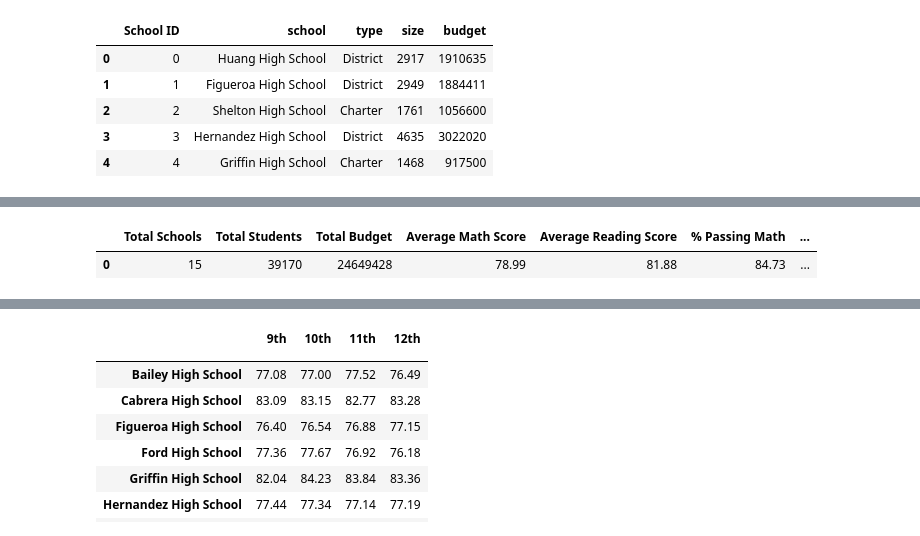
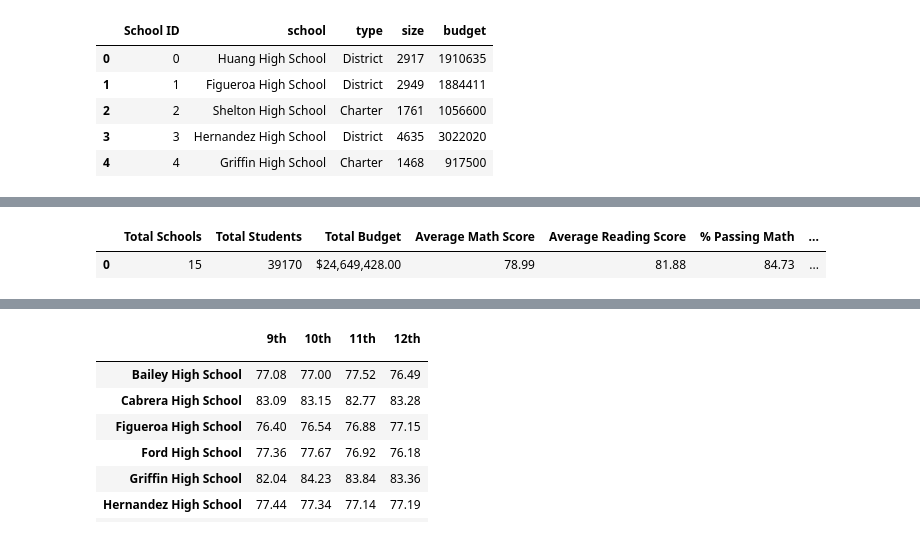
Before and after one commit to risatino/academy-of-py, a Jupyter notebook: Data Analysis/AcademyOfPyAnalysis.ipynb, the cells around one changed output, grey strips where cells are left out. Saved outputs shown, nothing was run; the diff lists cells and outputs as text; code cells hidden in the pictures.

```diff
--- a/Data Analysis/UpdatedAcademyOfPyAnalysis.ipynb
+++ b/Data Analysis/AcademyOfPyAnalysis.ipynb
@@ -10,12 +10,12 @@ students_rdata = "raw_data/students_complete.csv"
 # format decimals
 pd.options.display.float_format = '{:,.2f}'.format
 
-# read Schools data
-schools_pd = pd.read_csv(schools_rdata)
-schools_pd.head()
+# read schools data
+schools_df = pd.read_csv(schools_rdata)
+schools_df.head()
 
 # rename column 'name' to 'school'
-school = schools_pd.rename(columns={"name": "school"})
+school = schools_df.rename(columns={"name": "school"})
 school.head()
 # %% [output]
 |  | School ID | school | type | size | budget |
@@ -25,5 +25,6 @@ school.head()
 | 3 | 3 | Hernandez High School | District | 4635 | 3022020 |
 | 4 | 4 | Griffin High School | Charter | 1468 | 917500 |
 # %%
-# read Students data
-students_pd = pd.read_csv(students_rdata)
+# read students data
+students_df = pd.read_csv(students_rdata)
+students_df.head()
@@ -30,50 +38,38 @@ students_pd = pd.read_csv(students_rdata)
 # %%
-# summary of data
-total_schools = len(school)
-total_schools
+# find totals for district:
+school_list = students_df['school'].unique()
+total_schools = len(school_list)
+total_students = students_df['name'].count()
+total_budget = schools_df['budget'].sum()
 
-total_students = students_pd["name"].count()
-total_students
+# find averages for scores:
+ave_math_score=students_df['math_score'].mean()
+ave_reading_score=students_df['reading_score'].mean()
 
-total_budget = school["budget"].sum()
-total_budget
+# locate and count passing (i.e. better than 65, based on US high school data) scores
+math_pass_df = students_df.loc[students_df["math_score"] >= 65, :]
+math_pass_count = math_pass_df['math_score'].count()
+reading_pass_df = students_df.loc[students_df["reading_score"] >= 65, :]
+reading_pass_count = reading_pass_df['reading_score'].count()
 
-avg_math_score = students_pd["math_score"].mean()
-avg_math_score
+# calculate percentages:
+percent_pass_math = math_pass_count/total_students*100
+percent_pass_reading = reading_pass_count/total_students*100
+percent_pass_overall = (math_pass_count + reading_pass_count)/total_students*50
 
-avg_reading_score = students_pd["reading_score"].mean()
-avg_reading_score
+# build district summary dataframe:
+district_breakdown = pd.DataFrame({"Total Schools": [total_schools],
+                                   "Total Students": [total_students],
+                                   "Total Budget": [total_budget],
+                                   "Average Math Score": [ave_math_score],
+                                   "Average Reading Score": [ave_reading_score],
+                                   "% Passing Math":[percent_pass_math],
+                                   "% Passing Reading":[percent_pass_reading],
+                                   "% Overall Passing Rate": [percent_pass_overall]})
+district_breakdown['Total Budget'] = district_breakdown['Total Budget'].map('${:,.2f}'.format)
+district_breakdown=district_breakdown[['Total Schools','Total Students','Total Budget','Average Math Score', 'Average Reading Score','% Passing Math','% Passing Reading','% Overall Passing Rate']]
 
-# assumption: the passing grade is 65 or a D in an American high school
-
-passed_math = students_pd.loc[students_pd["math_score"] >= 65] ["math_score"].count()
-passed_math
-
-percent_passed_math = (passed_math/total_students) * 100
-percent_passed_math
-
-passed_reading =  students_pd.loc[students_pd["reading_score"] >= 65] ["reading_score"].count()
-passed_reading
-
-percent_passed_reading = (passed_reading/total_students) * 100
-percent_passed_reading
-
-overall_passing_rate = (percent_passed_reading + percent_passed_math) / 2
-overall_passing_rate
-
-district_summary1 = pd.DataFrame({"Total Schools": [total_schools],
-                                "Total Students": [total_students],
-                                "Total Budget": [total_budget],
-                                "Average Math Score": [avg_math_score],
-                                "Average Reading Score": [avg_reading_score],
-                                "% Passing Math": [percent_passed_math],
-                                "% Passing Reading": [percent_passed_reading],
-                                "% Overall Passing Rate": [overall_passing_rate]})
-district_summary1
-
-
-district_summary = district_summary1[["Total Schools","Total Students","Total Budget","Average Math Score","Average Reading Score","% Passing Math","% Passing Reading", "% Overall Passing Rate"]]
-district_summary.head()
+district_breakdown
 # %% [output]
 |  | Total Schools | Total Students | Total Budget | Average Math Score | Average Reading Score | % Passing Math | ... |
-| 0 | 15 | 39170 | 24649428 | 78.99 | 81.88 | 84.73 | ... |
+| 0 | 15 | 39170 | $24,649,428.00 | 78.99 | 81.88 | 84.73 | ... |
```
Also changed, not shown: parts of 14 cells of this notebook.
